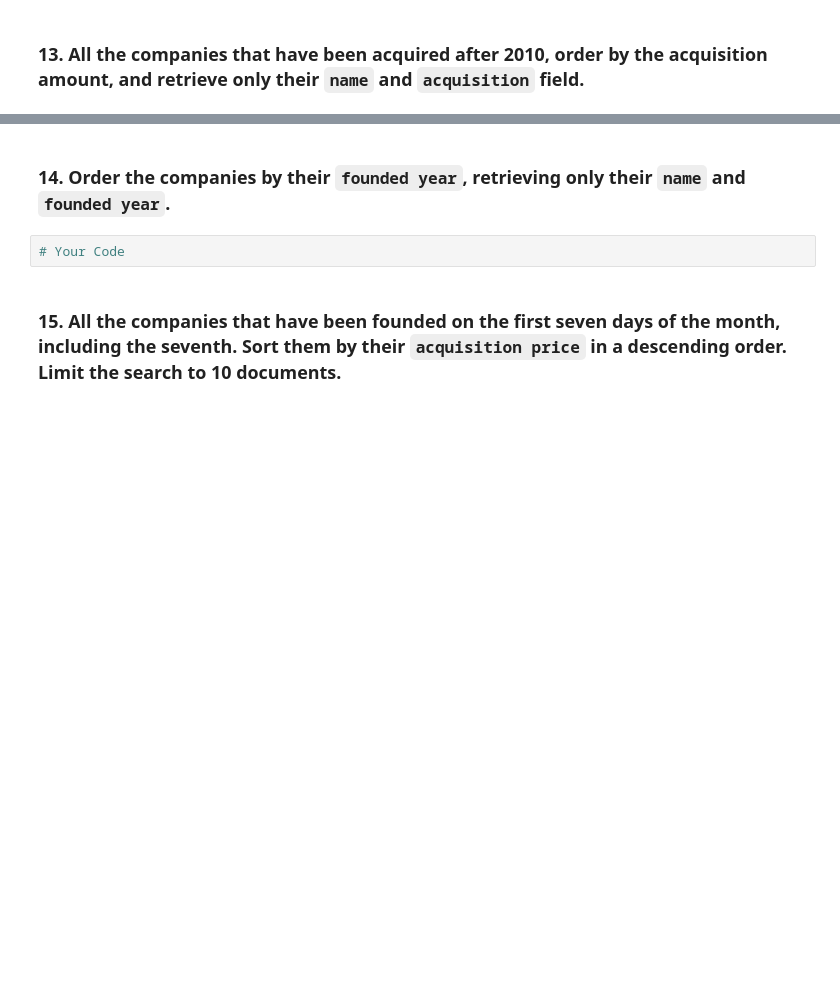
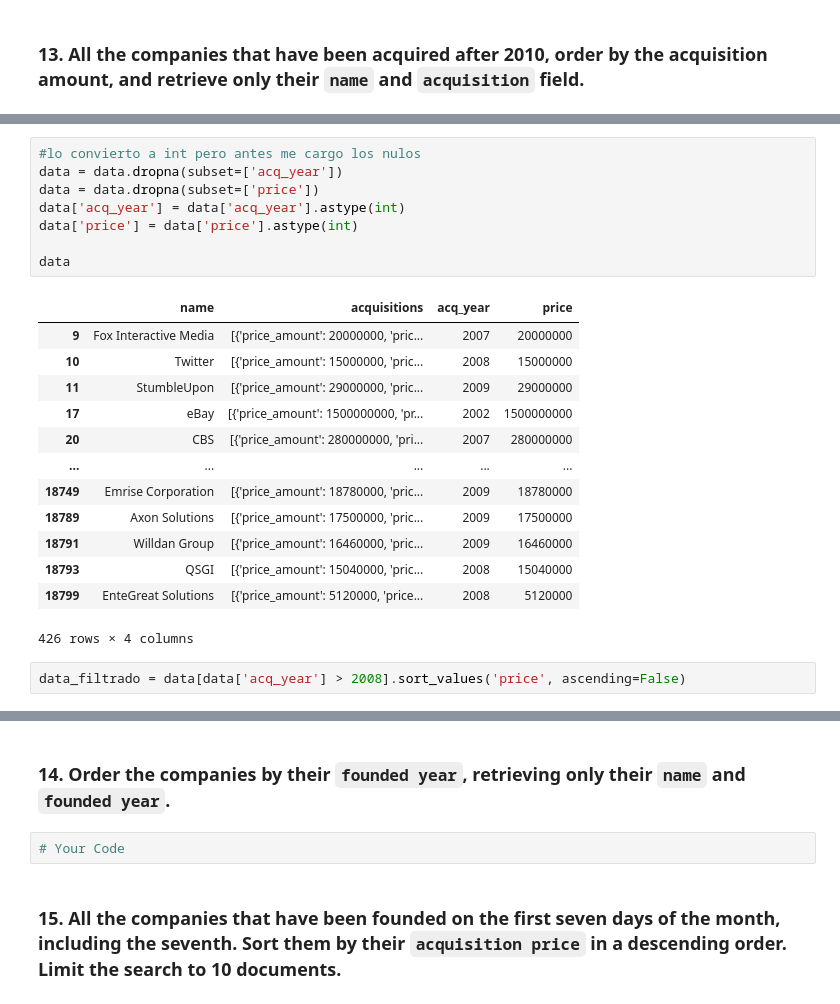
Before and after one commit to Ironhack-Data-Madrid-Abril-2023/3.4-lab_mongo, a Jupyter notebook: your_code/main.ipynb, the cells around one changed output, grey strips where cells are left out. Cells and saved outputs as stored; diff of their text form; blank space fills up the shorter version.

```diff
--- a/your_code/main.ipynb
+++ b/your_code/main.ipynb
@@ -224,0 +356,24 @@ df.head()
+# %%
+#lo convierto a int pero antes me cargo los nulos
+data = data.dropna(subset=['acq_year'])
+data = data.dropna(subset=['price'])
+data['acq_year'] = data['acq_year'].astype(int)
+data['price'] = data['price'].astype(int)
+
+data
+# %% [output]
+|  | name | acquisitions | acq_year | price |
+| 9 | Fox Interactive Media | [{'price_amount': 20000000, 'pric... | 2007 | 20000000 |
+| 10 | Twitter | [{'price_amount': 15000000, 'pric... | 2008 | 15000000 |
+| 11 | StumbleUpon | [{'price_amount': 29000000, 'pric... | 2009 | 29000000 |
+| 17 | eBay | [{'price_amount': 1500000000, 'pr... | 2002 | 1500000000 |
+| 20 | CBS | [{'price_amount': 280000000, 'pri... | 2007 | 280000000 |
+| ... | ... | ... | ... | ... |
+| 18749 | Emrise Corporation | [{'price_amount': 18780000, 'pric... | 2009 | 18780000 |
+| 18789 | Axon Solutions | [{'price_amount': 17500000, 'pric... | 2009 | 17500000 |
+| 18791 | Willdan Group | [{'price_amount': 16460000, 'pric... | 2009 | 16460000 |
+| 18793 | QSGI | [{'price_amount': 15040000, 'pric... | 2008 | 15040000 |
+| 18799 | EnteGreat Solutions | [{'price_amount': 5120000, 'price... | 2008 | 5120000 |
+426 rows × 4 columns
+# %%
+data_filtrado = data[data['acq_year'] > 2008].sort_values('price', ascending=False)
```
Also changed, not shown: parts of 10 cells of this notebook.
